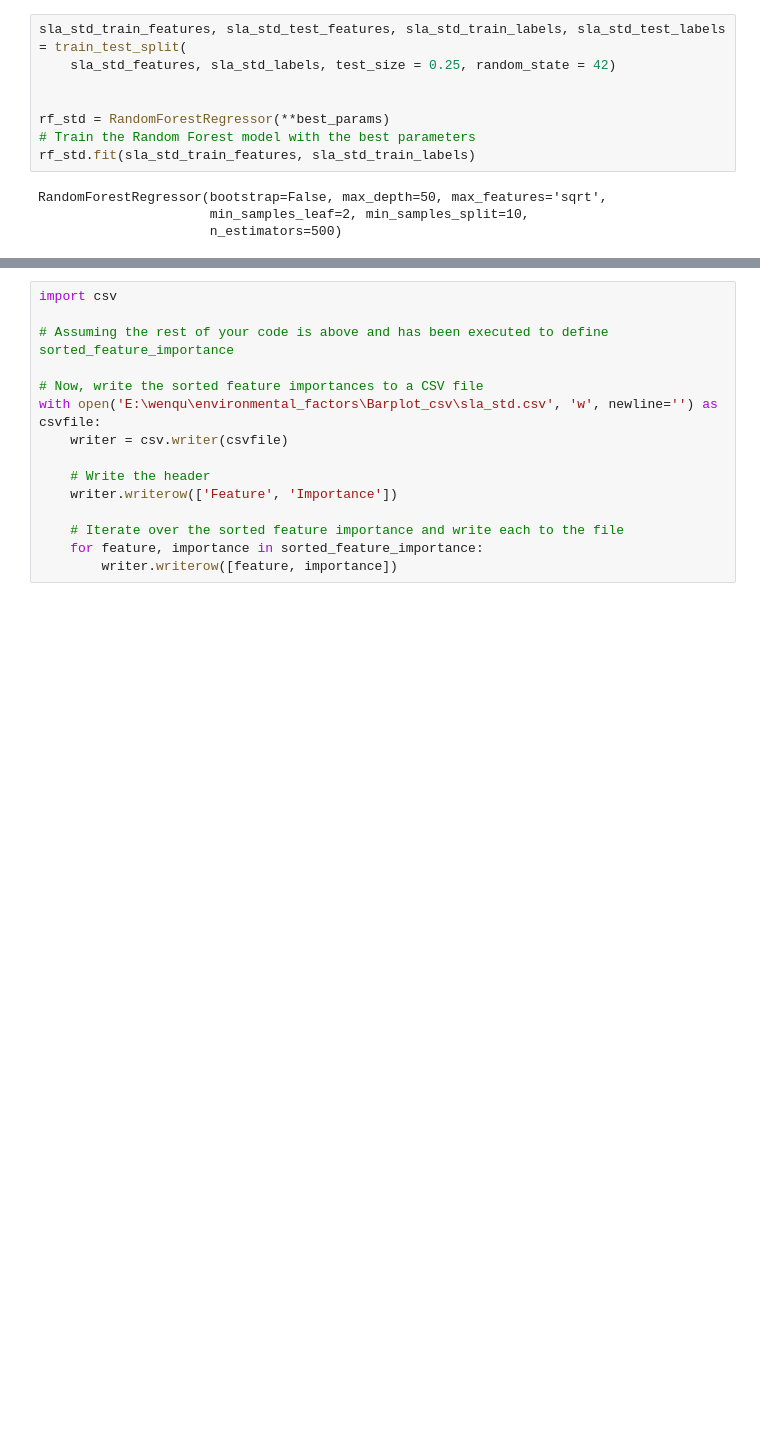
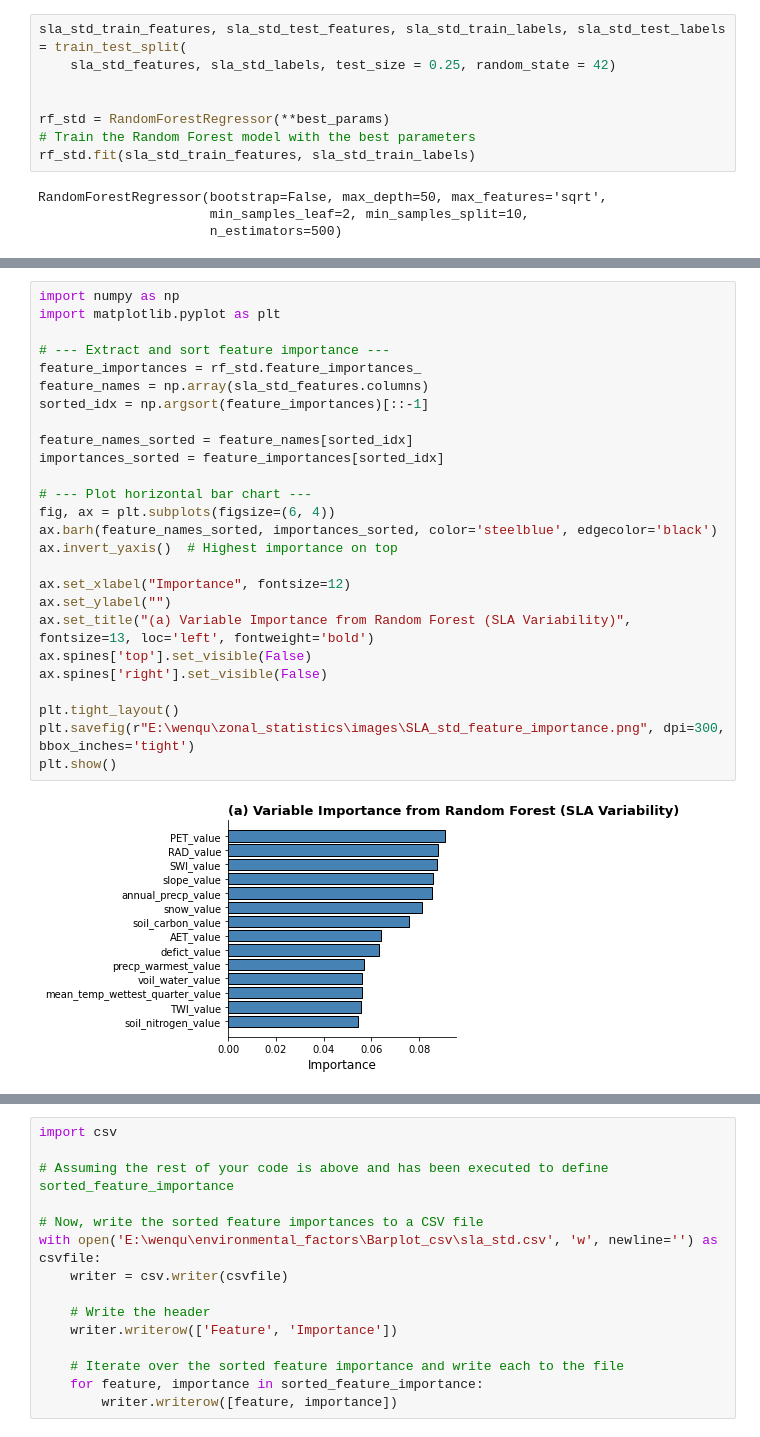
Before and after one commit to wenquchen/hytools, a Jupyter notebook: RF trait environment update3.ipynb, the cells around one changed output, grey strips where cells are left out. Saved outputs shown, nothing was run; the diff lists cells and outputs as text; blank space fills up the shorter version.

```diff
--- a/RF trait environment update3.ipynb
+++ b/RF trait environment update3.ipynb
@@ -346,0 +409,28 @@ Feature: soil_nitrogen_value, Importance: 0.05403798280431516
+# %%
+import numpy as np
+import matplotlib.pyplot as plt
+
+# --- Extract and sort feature importance ---
+feature_importances = rf_std.feature_importances_
+feature_names = np.array(sla_std_features.columns)
+sorted_idx = np.argsort(feature_importances)[::-1]
+
+feature_names_sorted = feature_names[sorted_idx]
+importances_sorted = feature_importances[sorted_idx]
+
+# --- Plot horizontal bar chart ---
+fig, ax = plt.subplots(figsize=(6, 4))
+ax.barh(feature_names_sorted, importances_sorted, color='steelblue', edgecolor='black')
+ax.invert_yaxis()  # Highest importance on top
+
+ax.set_xlabel("Importance", fontsize=12)
+ax.set_ylabel("")
+ax.set_title("(a) Variable Importance from Random Forest (SLA Variability)", fontsize=13, loc='left', fontweight='bold')
+ax.spines['top'].set_visible(False)
+ax.spines['right'].set_visible(False)
+
+plt.tight_layout()
+plt.savefig(r"E:\wenqu\zonal_statistics\images\SLA_std_feature_importance.png", dpi=300, bbox_inches='tight')
+plt.show()
+# %% [output]
+[figure, added]
```
Also changed, not shown: parts of 29 cells of this notebook, 38 other files.
